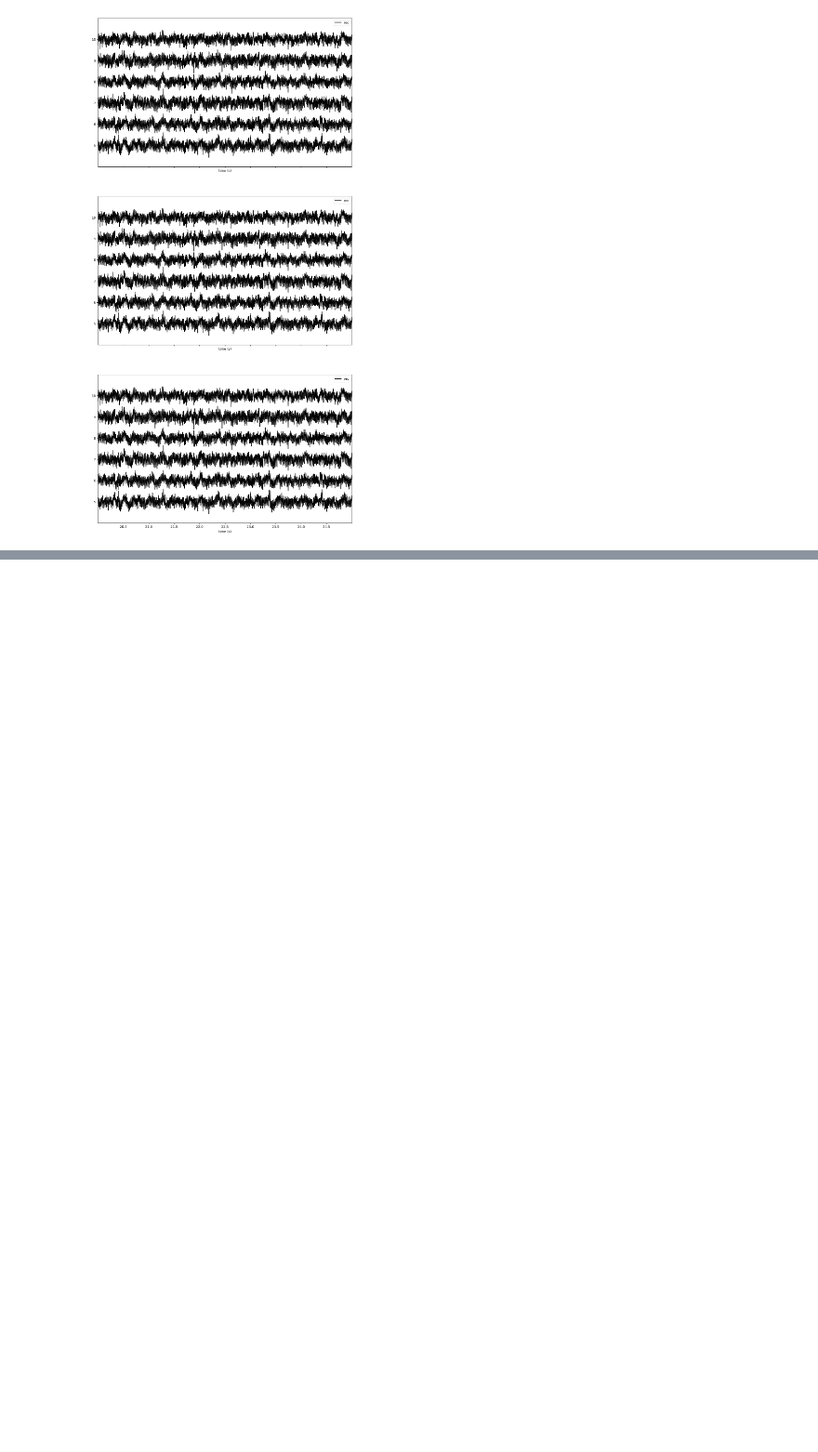
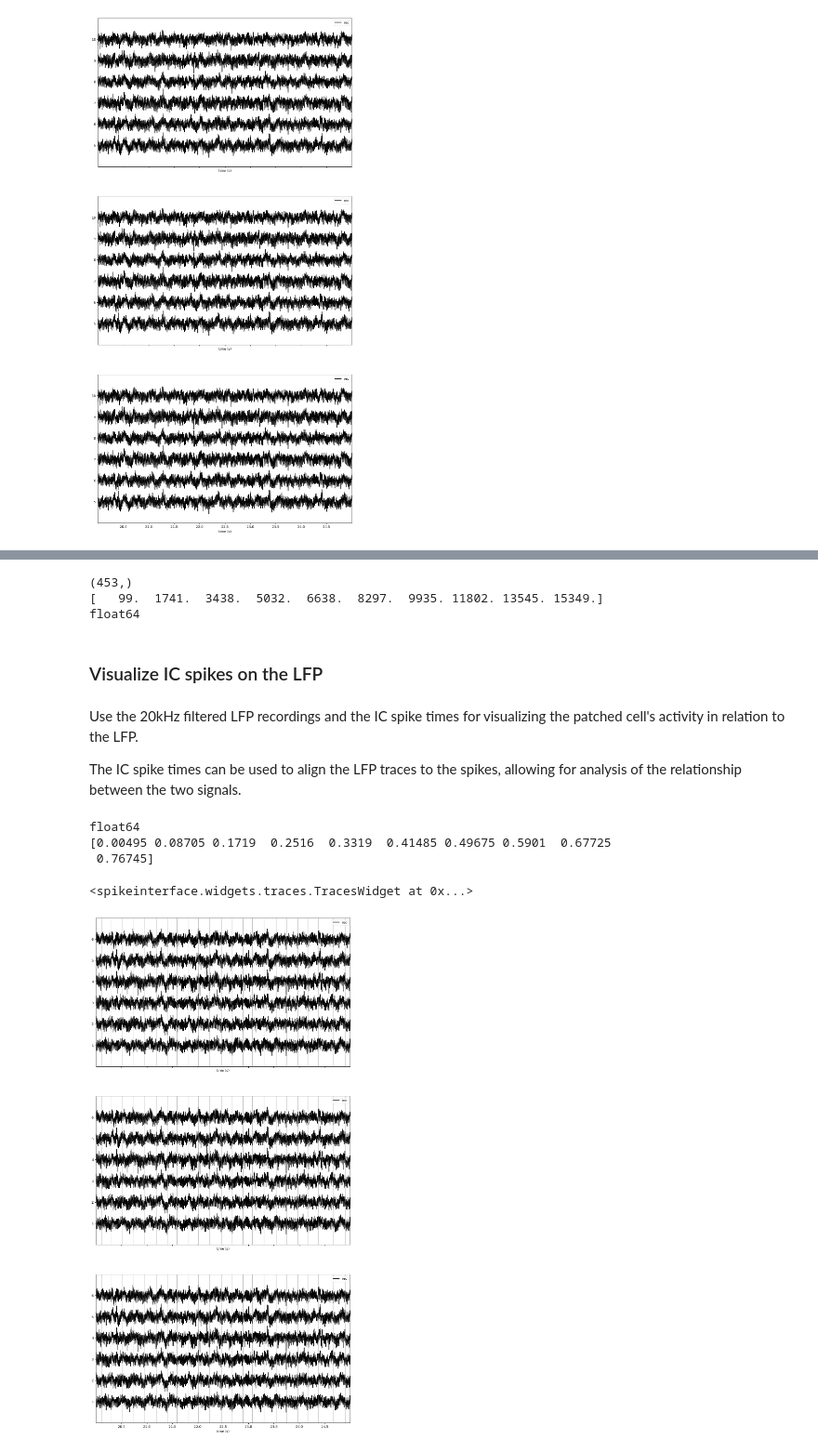
Before and after one commit to adamfed0r/SpikeInterface_Project_ECIC, a Jupyter notebook: LFP codes/lfp_extract_own_data_single_file.ipynb, the cells around one changed output, grey strips where cells are left out. Shown at 93% size. Saved outputs shown, nothing was run; the diff lists cells and outputs as text; code cells hidden in the pictures; blank space fills up the shorter version.

Commit message:
Added Coupled Analysis code for IC spike times and LFP

```diff
--- a/LFP codes/lfp_extract_own_data_single_file.ipynb
+++ b/LFP codes/lfp_extract_own_data_single_file.ipynb
@@ -443,0 +478,8 @@ sw.plot_traces(recording_90s_10000ms_downsampled, ax=axs[2], return_in_uV=True,
+# %%
+n_ch = 32
+recording_optimal.set_property("gain_to_uV", [1.0] * n_ch)
+recording_optimal.set_property("offset_to_uV", [0.0] * n_ch)
+recording_90s_5000ms.set_property("gain_to_uV", [1.0] * n_ch)
+recording_90s_5000ms.set_property("offset_to_uV", [0.0] * n_ch)
+recording_90s_10000ms.set_property("gain_to_uV", [1.0] * n_ch)
+recording_90s_10000ms.set_property("offset_to_uV", [0.0] * n_ch)
@@ -443,0 +488,48 @@ sw.plot_traces(recording_90s_10000ms_downsampled, ax=axs[2], return_in_uV=True,
+# %%
+# Define the folders for each dataset - .ev2 files are in the root of each folder, and the .dat files are in the Data subfolder
+sp1_folder = Path("/Volumes/AFedor_T7/TTK-NeuroData/sp_1_20171017/")
+sp6_folder = Path("/Volumes/AFedor_T7/TTK-NeuroData/sp_6_20180628/")
+sp7_folder = Path("/Volumes/AFedor_T7/TTK-NeuroData/sp_7_20190305/")
+sp9_folder = Path("/Volumes/AFedor_T7/TTK-NeuroData/sp_9_20220215/")
+# %%
+# Loading the IC spike times from the .ev2 event files for further analysis
+sp1_ic_spike_times = {}
+for recording_id in ['01', '02', '03']:
+    ev2_file = sp1_folder / f"{recording_id}.ev2"
+    ic_spike_times = np.loadtxt(ev2_file, usecols=5)
+    sp1_ic_spike_times[recording_id] = ic_spike_times
+
+print(sp1_ic_spike_times["01"].shape)
+print(sp1_ic_spike_times["01"][:10]) # Print the first 10 spike times for recording 01
+print(sp1_ic_spike_times["01"].dtype)
+# %% [output]
+(453,)
+[   99.  1741.  3438.  5032.  6638.  8297.  9935. 11802. 13545. 15349.]
+float64
+# %% [markdown]
+### Visualize IC spikes on the LFP
+# %% [markdown]
+Use the 20kHz filtered LFP recordings and the IC spike times for visualizing the patched cell's activity in relation to the LFP.
+
+The IC spike times can be used to align the LFP traces to the spikes, allowing for analysis of the relationship between the two signals.
+# %%
+# The IC spike times are in data points. 20kHz sampling rate and 180s recording duration.
+# Convert the IC spike times into seconds for indexing
+sp1_ic_spike_times_sec = {k: v / 20000.0 for k, v in sp1_ic_spike_times.items()}
+print(sp1_ic_spike_times_sec["01"].dtype)
+print(sp1_ic_spike_times_sec["01"][:10])
+# %% [output]
+float64
+[0.00495 0.08705 0.1719  0.2516  0.3319  0.41485 0.49675 0.5901  0.67725
+ 0.76745]
+# %%
+# Plot the 20kHz filtered LFP traces and mark the IC spike times on the plot for recording 01 of SP1
+channels_to_plot = [1, 2, 3, 4, 5, 6]  # Specify the channels you want to plot
+
+fig, axs = plt.subplots(nrows=3, ncols=1, figsize=(14, 28), sharex=True)
+sw.plot_traces(recording_optimal, ax=axs[0], channel_ids=channels_to_plot, show_channel_ids=True, time_range=[20, 25], events = sp1_ic_spike_times_sec["01"])
+sw.plot_traces(recording_90s_5000ms, ax=axs[1], channel_ids=channels_to_plot, show_channel_ids=True, time_range=[20, 25], events = sp1_ic_spike_times_sec["01"])
+sw.plot_traces(recording_90s_10000ms, ax=axs[2], channel_ids=channels_to_plot, show_channel_ids=True, time_range=[20, 25], events = sp1_ic_spike_times_sec["01"])
+# %% [output]
+<spikeinterface.widgets.traces.TracesWidget at 0x...>
+[figure, added]
```
Also changed, not shown: parts of 11 cells of this notebook.
